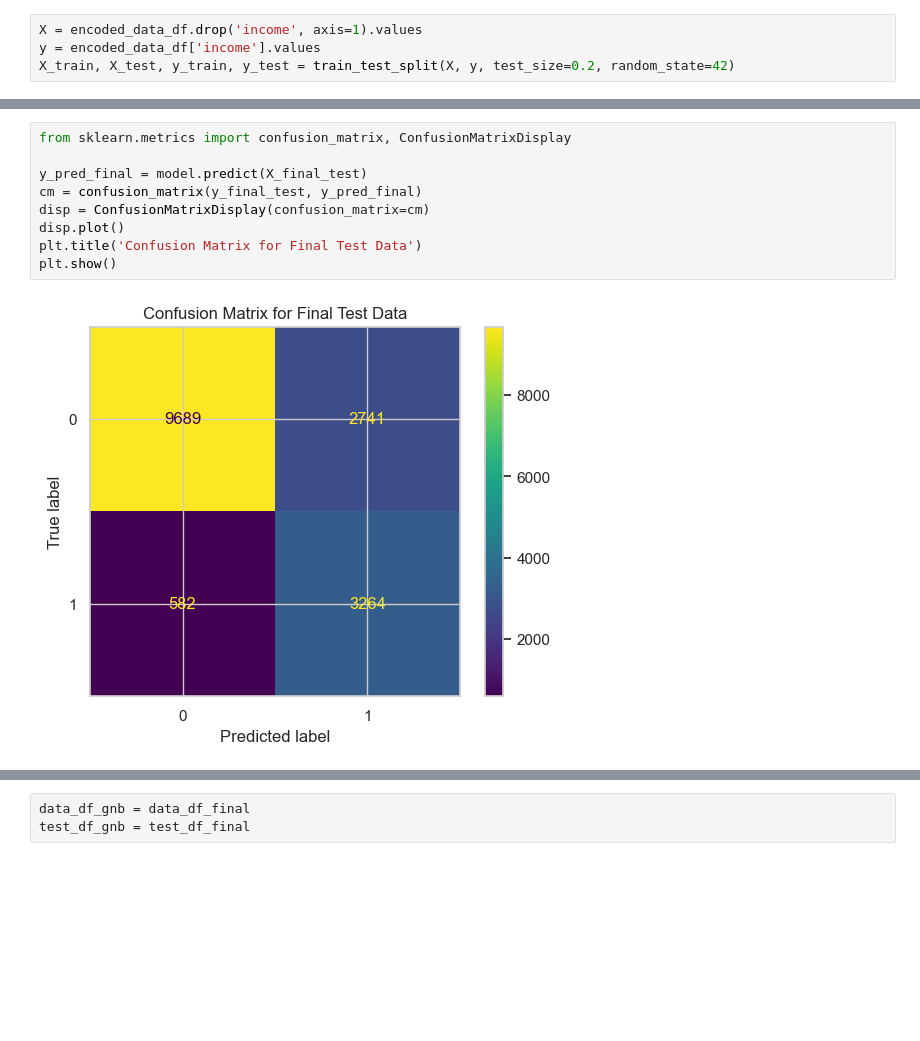
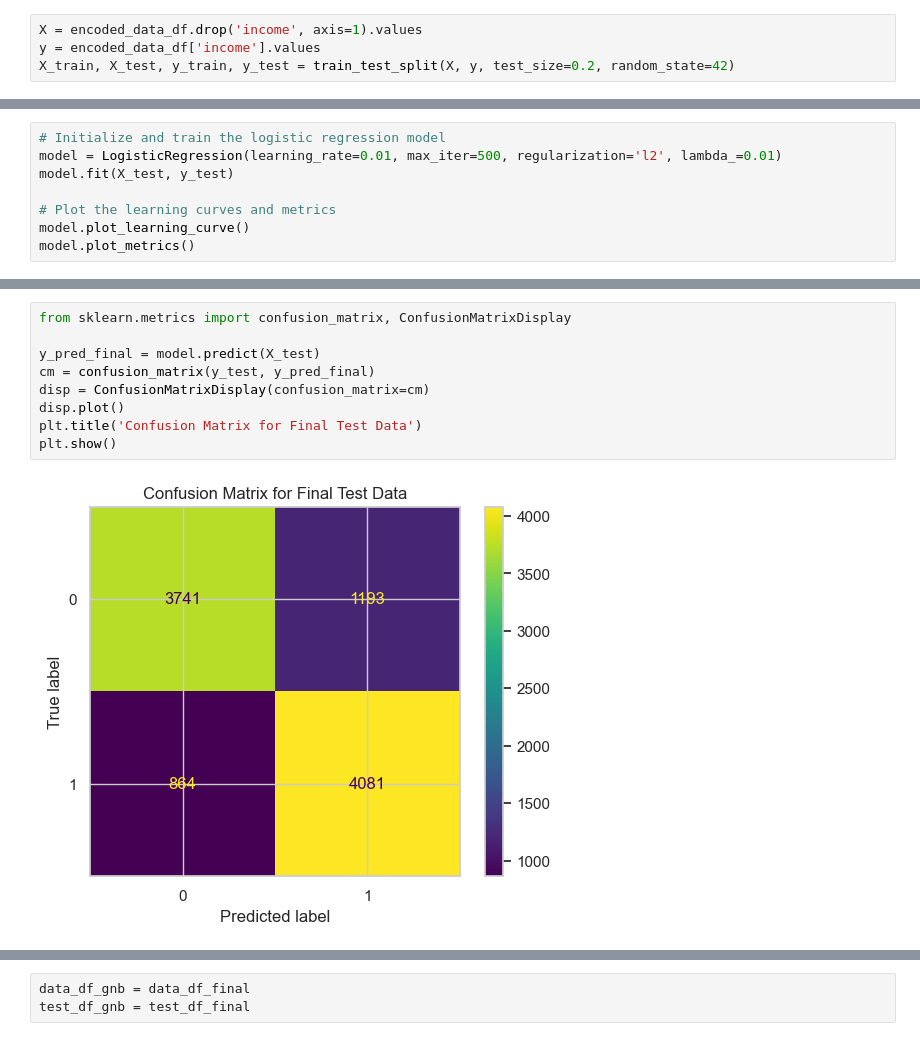
Before and after one commit to ShubhamPandya98/Statistical-Learning-Project, a Jupyter notebook: Income_Analysis.ipynb, the cells around one changed output, grey strips where cells are left out. Saved outputs shown, nothing was run; the diff lists cells and outputs as text; blank space fills up the shorter version.

Commit message:
fixed all 3 models.

```diff
--- a/Income_Analysis.ipynb
+++ b/Income_Analysis.ipynb
@@ -723,0 +719,8 @@ Final Test - Accuracy: 0.7958343573359548, Precision: 0.5435470441298917, Recall
+# %%
+# Initialize and train the logistic regression model
+model = LogisticRegression(learning_rate=0.01, max_iter=500, regularization='l2', lambda_=0.01)
+model.fit(X_test, y_test)
+
+# Plot the learning curves and metrics
+model.plot_learning_curve()
+model.plot_metrics()
@@ -724,14 +730,14 @@ Final Test - Accuracy: 0.7958343573359548, Precision: 0.5435470441298917, Recall
 # %%
 from sklearn.metrics import confusion_matrix, ConfusionMatrixDisplay
 
-y_pred_final = model.predict(X_final_test)
-cm = confusion_matrix(y_final_test, y_pred_final)
+y_pred_final = model.predict(X_test)
+cm = confusion_matrix(y_test, y_pred_final)
 disp = ConfusionMatrixDisplay(confusion_matrix=cm)
 disp.plot()
 plt.title('Confusion Matrix for Final Test Data')
 plt.show()
 # %% [output]
-[figure, old version]
+[figure, new version]
 # %%
 from sklearn.metrics import roc_curve, auc
 
```
Also changed, not shown: parts of 34 cells of this notebook.
